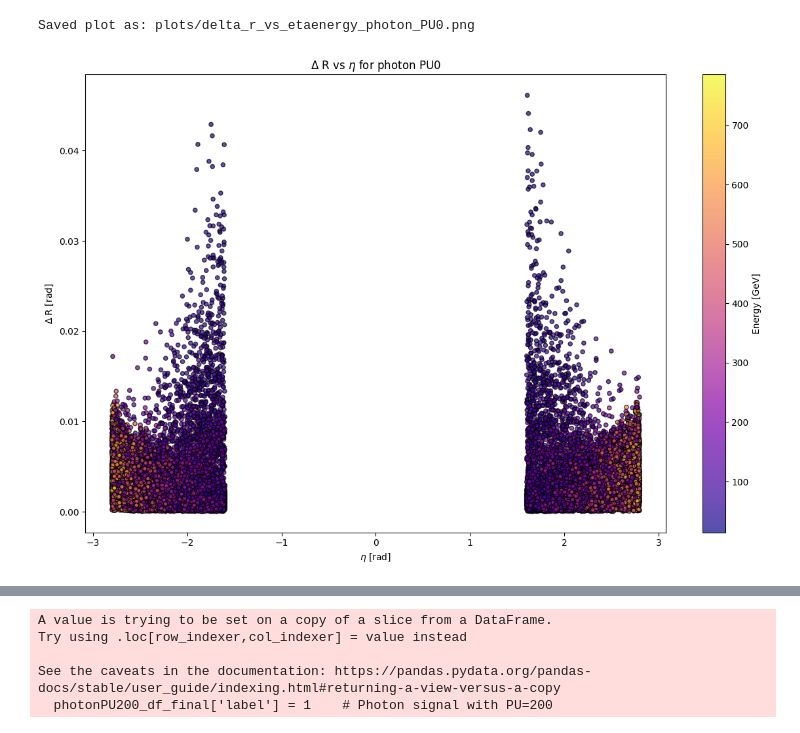
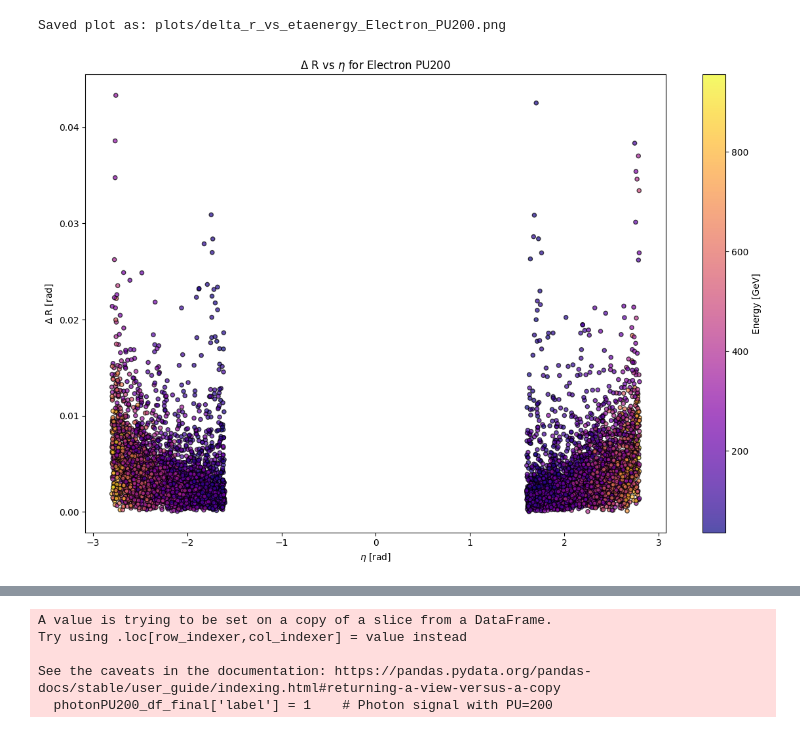
Before and after one commit to tdebnath16/shower_shape_studies, a Jupyter notebook: showershapestudies.ipynb, the cells around one changed output, grey strips where cells are left out. Cells and saved outputs as stored; diff of their text form; code cells hidden in the pictures.

```diff
--- a/showershapestudies.ipynb
+++ b/showershapestudies.ipynb
@@ -19,8 +21,11 @@ os.environ["MKL_NUM_THREADS"] = "20"
 plots_dir = "plots"
 # %%
 # File paths for signal and background root files:
-photon_PU0 = "/data/data.polcms/cms/debnath/CMSSW_14_0_0_pre1/src/shower_shape_studies/photons_0PU_bc_stc_hadd.root"
-photon_PU200_gen = "/data/data.polcms/cms/debnath/CMSSW_14_0_0_pre1/src/shower_shape_studies/gen_filtered.h5"
-photon_PU200_cl3d = "/data/data.polcms/cms/debnath/CMSSW_14_0_0_pre1/src/shower_shape_studies/cl3d_filtered.h5"
-neutrino_PU200_cl3d = "/data/data.polcms/cms/debnath/CMSSW_14_0_0_pre1/src/shower_shape_studies/cl3d_filtered_neutrino.h5"
-neutrino_PU200_gen = "/data/data.polcms/cms/debnath/CMSSW_14_0_0_pre1/src/shower_shape_studies/gen_filtered_neutrino.h5"
+electron_PU200_gen = "/data/data.polcms/cms/debnath/HGCAL/CMSSW_14_0_5/src/shower_shape_studies/samples/ElectronPU200gen_filtered.h5"
+electron_PU200_cl3d = "/data/data.polcms/cms/debnath/HGCAL/CMSSW_14_0_5/src/shower_shape_studies/samples/ElectronPU200cl3d_filtered.h5"
+qcd_PU200_gen = "/data/data.polcms/cms/debnath/HGCAL/CMSSW_14_0_5/src/shower_shape_studies/samples/QCD20to120gen_filtered.h5"
+qcd_PU200_cl3d = "/data/data.polcms/cms/debnath/HGCAL/CMSSW_14_0_5/src/shower_shape_studies/samples/QCD20to120cl3d_filtered.h5"
+neutrino_PU200_cl3d = "/data/data.polcms/cms/debnath/HGCAL/CMSSW_14_0_5/src/shower_shape_studies/samples/cl3d_filtered_neutrino.h5"
+neutrino_PU200_gen = "/data/data.polcms/cms/debnath/HGCAL/CMSSW_14_0_5/src/shower_shape_studies/samples/gen_filtered_neutrino.h5"
+pions200PU_gen = "/data/data.polcms/cms/debnath/HGCAL/CMSSW_14_0_5/src/shower_shape_studies/samples/Pions200PUgen_filtered.h5"
+pions200PU_cl3d = "/data/data.polcms/cms/debnath/HGCAL/CMSSW_14_0_5/src/shower_shape_studies/samples/Pions200PUcl3d_filtered.h5"
@@ -108,4 +106,4 @@ photonPU0_df = load_and_filter_tree(signal_tree)
 # %%
-photonPU200_df = load_and_filter_hdf(photon_PU200_gen, photon_PU200_cl3d)
+electronPU200_df = load_and_filter_hdf(electron_PU200_gen, electron_PU200_cl3d)
 # %%
 neutrinoPU200_df = load_and_filter_hdf('None', neutrino_PU200_cl3d)
@@ -112,2 +112,2 @@ neutrinoPU200_df = load_and_filter_hdf('None', neutrino_PU200_cl3d)
 # %%
-photonPU0_df_filtered = filter_by_delta_r(photonPU0_df)
+electronPU200_df_filtered = filter_by_delta_r(electronPU200_df)
@@ -139,7 +171,7 @@ def plot_delta_r_3d_two_dfs(df, label, eta_col='cl3d_eta', energy_col='cl3d_ener
     print(f"Saved plot as: {filename}")
     plt.show()
 # %%
-plot_delta_r_3d_two_dfs(photonPU0_df_filtered, 'photon PU0', colors=('blue', 'red'))
+plot_delta_r_3d_two_dfs(electronPU200_df_filtered, 'Electron PU200', colors=('blue', 'red'))
 # %% [output]
-Saved plot as: plots/delta_r_vs_etaenergy_photon_PU0.png
+Saved plot as: plots/delta_r_vs_etaenergy_Electron_PU200.png
-[figure, old version]
+[figure, new version]
```
Also changed, not shown: parts of 13 cells of this notebook, 11 other files.
